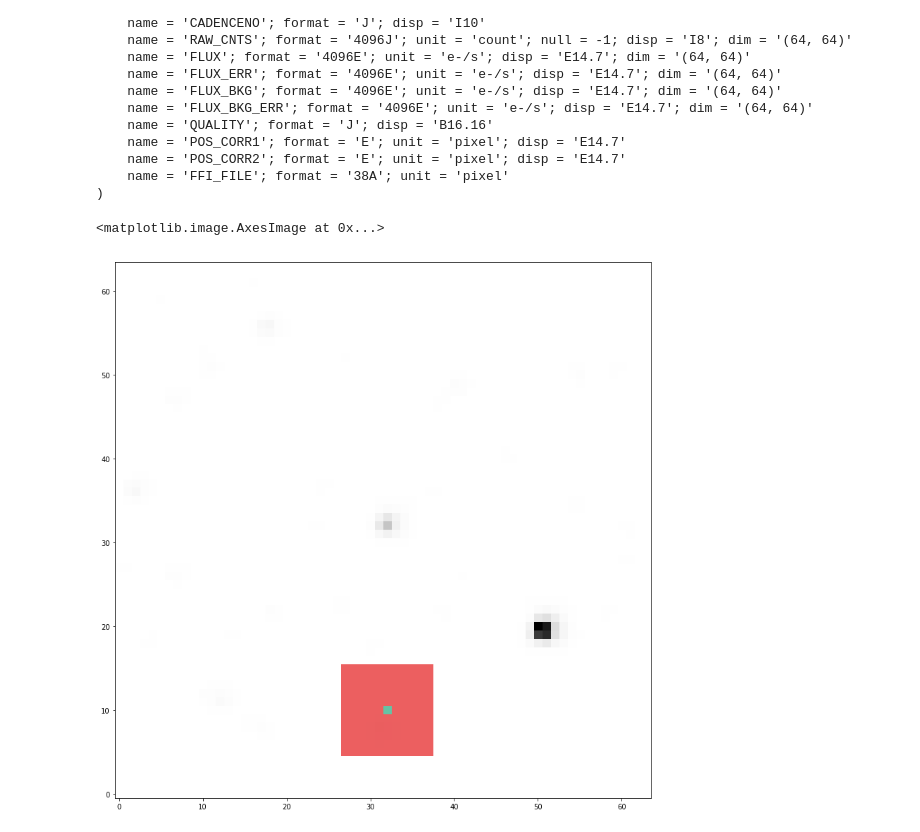
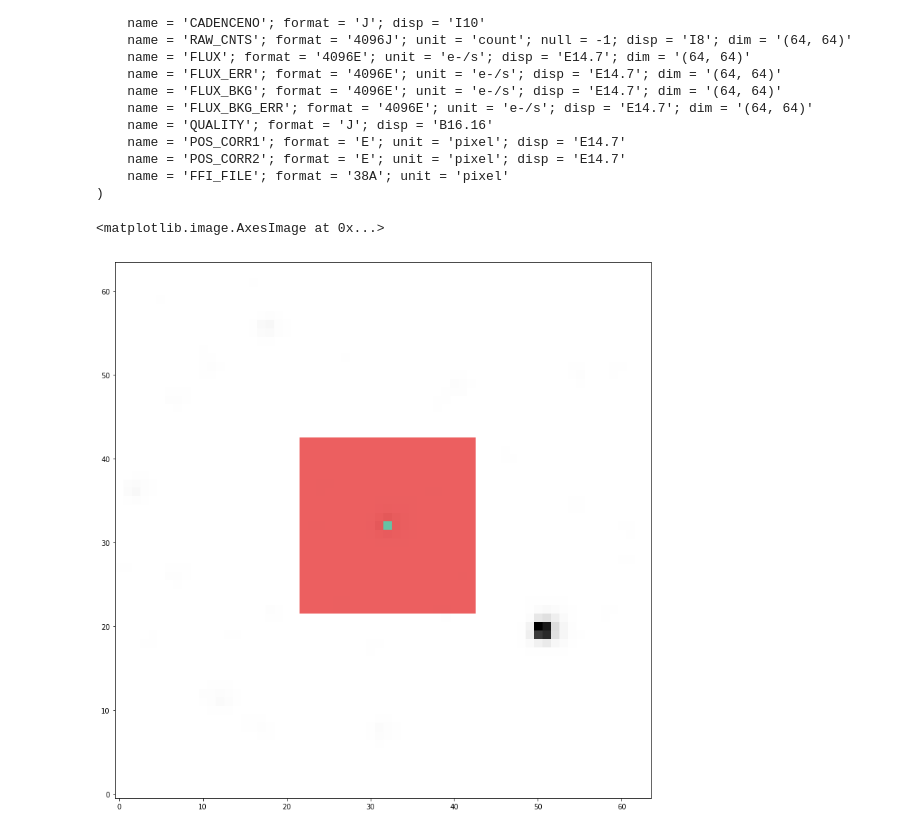
Before and after one commit to soichiro-hattori/unpopular, a Jupyter notebook: naive_cpm.ipynb, the cells around one changed output. Drawn from its saved outputs; the diff is of its cells as text; code cells hidden in the pictures.

```diff
--- a/naive_cpm.ipynb
+++ b/naive_cpm.ipynb
@@ -29,25 +30,25 @@ with fits.open(fits_file, mode="readonly") as hdulist:
 im_flux = flux[0]
 im_err = flux_err[0]
 # %%
-pred_pix_x = 10
+pred_pix_x = 32
 pred_pix_y = 32
 
-exc_region = 5 # number of pixels to exclude from prediction pixel
+exc_region = 10 # number of pixels to exclude from prediction pixel
 
 plt.figure(figsize=(14, 14))
 plt.imshow(im_flux, origin="lower", cmap="Greys")
 pixels = np.zeros(im_flux.shape)
 pixels[pred_pix_x-exc_region:pred_pix_x+exc_region+1, pred_pix_y-exc_region:pred_pix_y+exc_region+1] = 1
 mask = np.ma.masked_where(pixels == 0, pixels)
 # print(mask.tolist())
 plt.imshow(mask, origin="lower", cmap="Set1", alpha=0.7)
 pred_pix = np.zeros(im_flux.shape)
 pred_pix[pred_pix_x, pred_pix_y] = 1
 pred_pix_mask = np.ma.masked_where(pred_pix == 0, pred_pix)
 plt.imshow(pred_pix_mask, origin="lower", cmap="Set2")
 # %% [output]
 <matplotlib.image.AxesImage at 0x...>
-[figure, old version]
+[figure, new version]
 # %%
 def choose_n_valid_pixel(n, x, y, exc_region):
     idx_list = []
```
Also changed, not shown: parts of 25 cells of this notebook, 1 other file.
